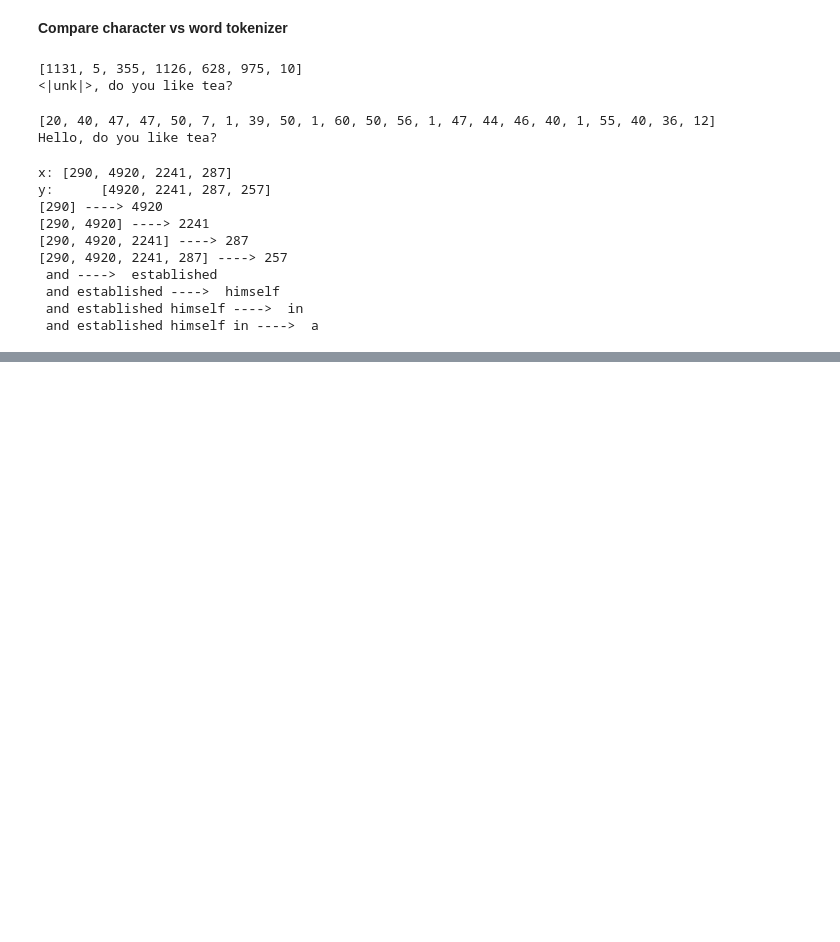
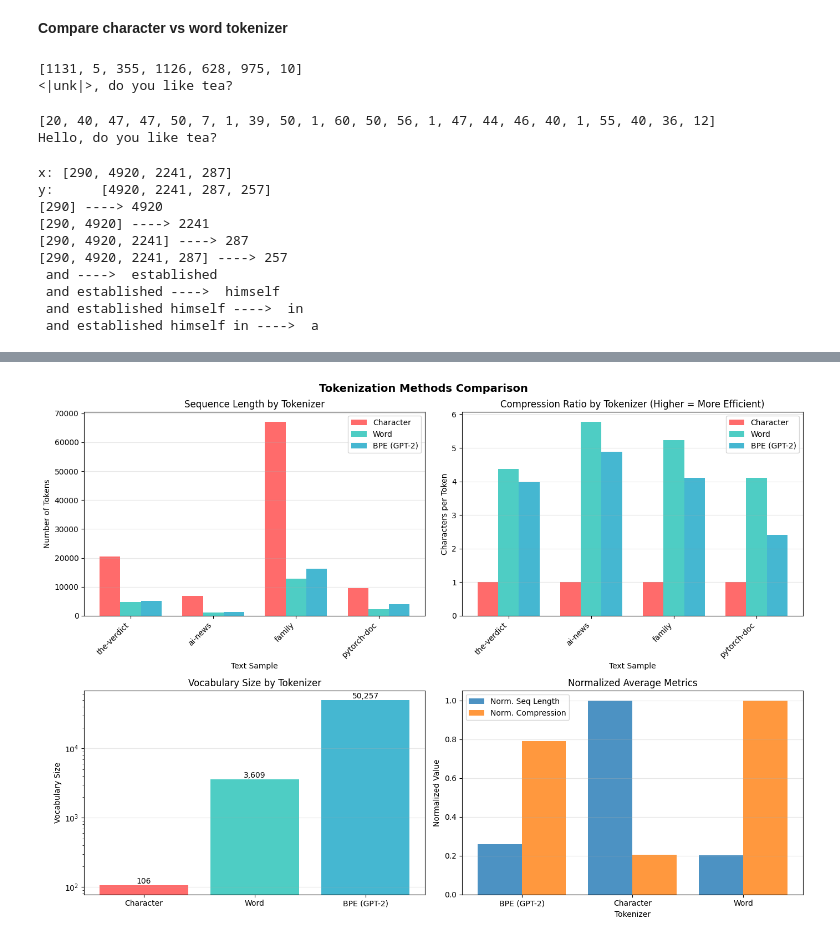
Before and after one commit to Ethan-Howlett/llm-from-scratch, a Jupyter notebook: analysis.ipynb, the cells around one changed output, grey strips where cells are left out. Cells and saved outputs as stored; diff of their text form; code cells hidden in the pictures; blank space fills up the shorter version.

```diff
--- a/analysis.ipynb
+++ b/analysis.ipynb
@@ -79,0 +237,19 @@ y:      [4920, 2241, 287, 257]
+# %%
+# Run analysis on all sample texts
+all_results = []
+
+for text_name, text in sample_texts.items():
+    results = analyze_tokenization(text, text_name)
+    all_results.extend(results)
+
+# Create DataFrame for easy analysis
+df = pd.DataFrame(all_results)
+
+# Display results table
+print("=== Comparative Tokenization Analysis ===\n")
+display(df.pivot_table(
+    index='Text',
+    columns='Tokenizer',
+    values=['Sequence Length', 'Compression Ratio', 'OOV Count'],
+    aggfunc='first'
+).round(2))
@@ -79,0 +273,72 @@ y:      [4920, 2241, 287, 257]
+# %%
+# Set up the figure with subplots
+fig, axes = plt.subplots(2, 2, figsize=(14, 10))
+fig.suptitle('Tokenization Methods Comparison', fontsize=14, fontweight='bold')
+
+colors = {'Character': '#FF6B6B', 'Word': '#4ECDC4', 'BPE (GPT-2)': '#45B7D1'}
+texts = list(sample_texts.keys())
+x = np.arange(len(texts))
+width = 0.25
+
+# 1. Sequence Length Comparison
+ax1 = axes[0, 0]
+for i, tok_name in enumerate(tokenizers.keys()):
+    seq_lengths = df[df['Tokenizer'] == tok_name]['Sequence Length'].values
+    ax1.bar(x + i*width, seq_lengths, width, label=tok_name, color=colors[tok_name])
+ax1.set_xlabel('Text Sample')
+ax1.set_ylabel('Number of Tokens')
+ax1.set_title('Sequence Length by Tokenizer')
+ax1.set_xticks(x + width)
+ax1.set_xticklabels(texts, rotation=45, ha='right')
+ax1.legend()
+ax1.grid(axis='y', alpha=0.3)
+
+# 2. Compression Ratio Comparison
+ax2 = axes[0, 1]
+for i, tok_name in enumerate(tokenizers.keys()):
+    comp_ratios = df[df['Tokenizer'] == tok_name]['Compression Ratio'].values
+    ax2.bar(x + i*width, comp_ratios, width, label=tok_name, color=colors[tok_name])
+ax2.set_xlabel('Text Sample')
+ax2.set_ylabel('Characters per Token')
+ax2.set_title('Compression Ratio by Tokenizer (Higher = More Efficient)')
+ax2.set_xticks(x + width)
+ax2.set_xticklabels(texts, rotation=45, ha='right')
+ax2.legend()
+ax2.grid(axis='y', alpha=0.3)
+
+# 3. Vocabulary Size Comparison
+ax3 = axes[1, 0]
+vocab_sizes = [get_vocab_size(t, n) for n, t in tokenizers.items()]
+bars = ax3.bar(list(tokenizers.keys()), vocab_sizes, color=[colors[n] for n in tokenizers.keys()])
+ax3.set_ylabel('Vocabulary Size')
+ax3.set_title('Vocabulary Size by Tokenizer')
+ax3.set_yscale('log')  # Log scale due to large BPE vocabulary
+for bar, size in zip(bars, vocab_sizes):
+    ax3.text(bar.get_x() + bar.get_width()/2, bar.get_height(), f'{size:,}',
+             ha='center', va='bottom', fontsize=10)
+ax3.grid(axis='y', alpha=0.3)
+
+# 4. Average Metrics Summary
+ax4 = axes[1, 1]
+avg_metrics = df.groupby('Tokenizer').agg({
+    'Sequence Length': 'mean',
+    'Compression Ratio': 'mean'
+}).reset_index()
+
+x_pos = np.arange(len(avg_metrics))
+ax4.bar(x_pos - 0.2, avg_metrics['Sequence Length'] / avg_metrics['Sequence Length'].max(),
+        0.4, label='Norm. Seq Length', alpha=0.8)
+ax4.bar(x_pos + 0.2, avg_metrics['Compression Ratio'] / avg_metrics['Compression Ratio'].max(),
+        0.4, label='Norm. Compression', alpha=0.8)
+ax4.set_xlabel('Tokenizer')
+ax4.set_ylabel('Normalized Value')
+ax4.set_title('Normalized Average Metrics')
+ax4.set_xticks(x_pos)
+ax4.set_xticklabels(avg_metrics['Tokenizer'])
+ax4.legend()
+ax4.grid(axis='y', alpha=0.3)
+
+plt.tight_layout()
+plt.show()
+# %% [output]
+[figure, added]
```
Also changed, not shown: parts of 41 cells of this notebook, 7 other files.
